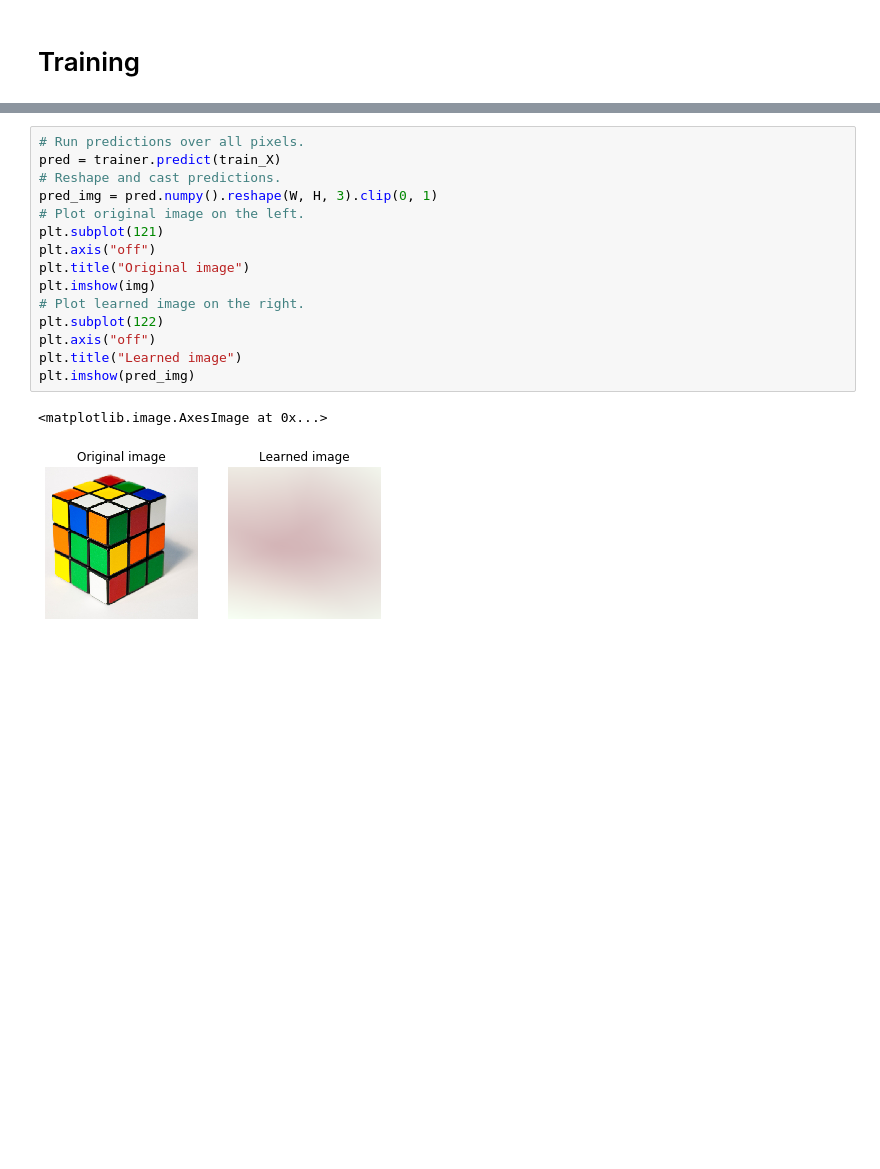
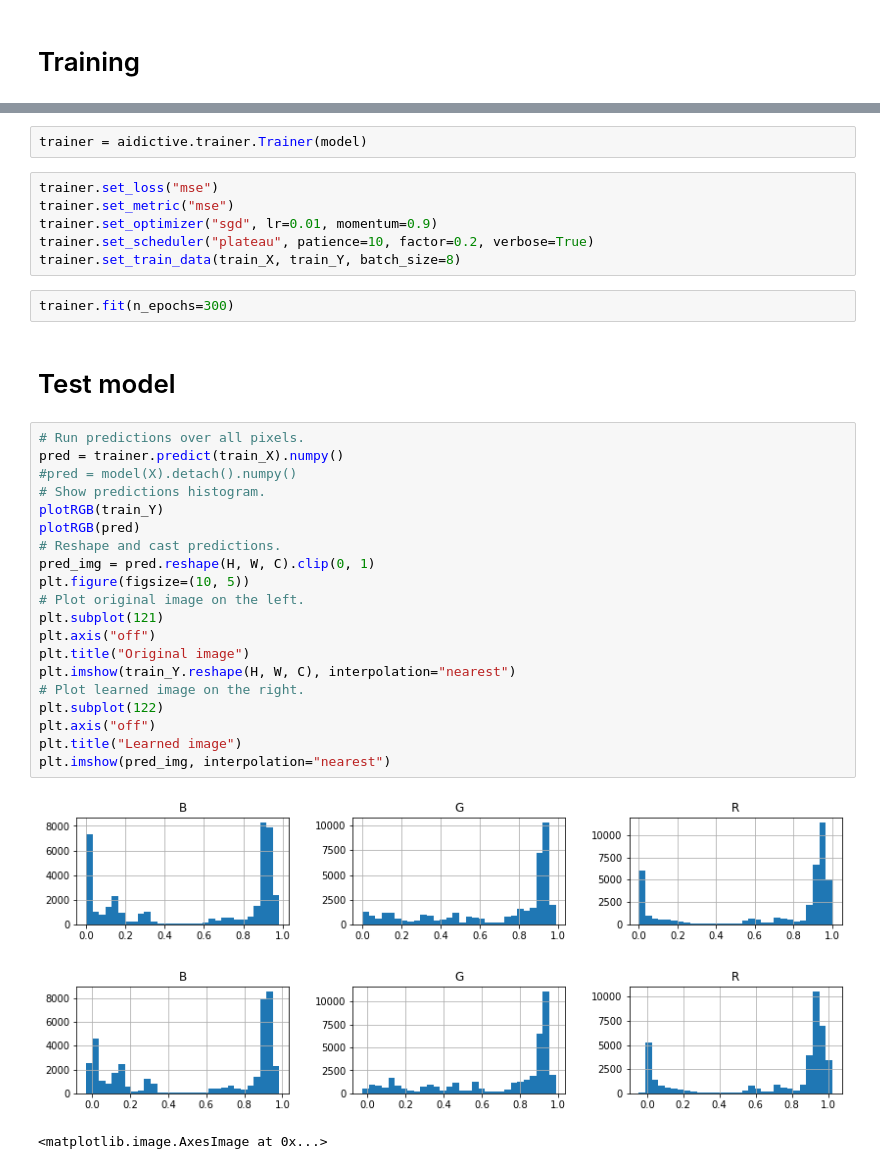
Before and after one commit to guiferviz/aidictive, a Jupyter notebook: examples/nn_paint_image.ipynb, the cells around one changed output, grey strips where cells are left out. Saved outputs shown, nothing was run; the diff lists cells and outputs as text; blank space fills up the shorter version.

```diff
--- a/examples/nn_paint_image.ipynb
+++ b/examples/nn_paint_image.ipynb
@@ -98,18 +88,36 @@ epoch:  2
+# %%
+trainer = aidictive.trainer.Trainer(model)
+# %%
+trainer.set_loss("mse")
+trainer.set_metric("mse")
+trainer.set_optimizer("sgd", lr=0.01, momentum=0.9)
+trainer.set_scheduler("plateau", patience=10, factor=0.2, verbose=True)
+trainer.set_train_data(train_X, train_Y, batch_size=8)
+# %%
+trainer.fit(n_epochs=300)
+# %% [markdown]
+# Test model
 # %%
 # Run predictions over all pixels.
-pred = trainer.predict(train_X)
+pred = trainer.predict(train_X).numpy()
+#pred = model(X).detach().numpy()
+# Show predictions histogram.
+plotRGB(train_Y)
+plotRGB(pred)
 # Reshape and cast predictions.
-pred_img = pred.numpy().reshape(W, H, 3).clip(0, 1)
+pred_img = pred.reshape(H, W, C).clip(0, 1)
+plt.figure(figsize=(10, 5))
 # Plot original image on the left.
 plt.subplot(121)
 plt.axis("off")
 plt.title("Original image")
-plt.imshow(img)
+plt.imshow(train_Y.reshape(H, W, C), interpolation="nearest")
 # Plot learned image on the right.
 plt.subplot(122)
 plt.axis("off")
 plt.title("Learned image")
-plt.imshow(pred_img)
+plt.imshow(pred_img, interpolation="nearest")
 # %% [output]
+[figure, new version]
+[figure, added]
 <matplotlib.image.AxesImage at 0x...>
-[figure, old version]
```
Also changed, not shown: parts of 10 cells of this notebook.
